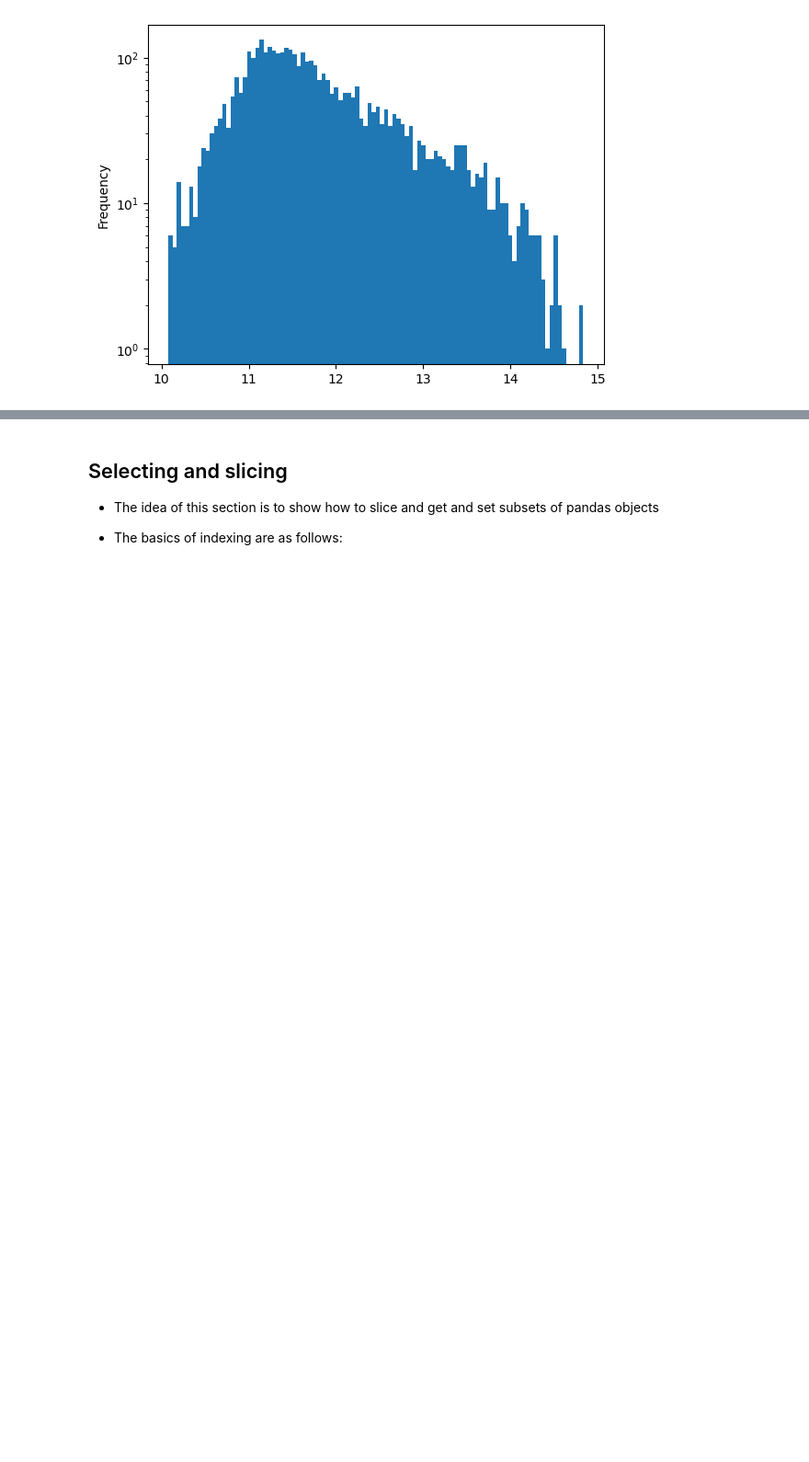
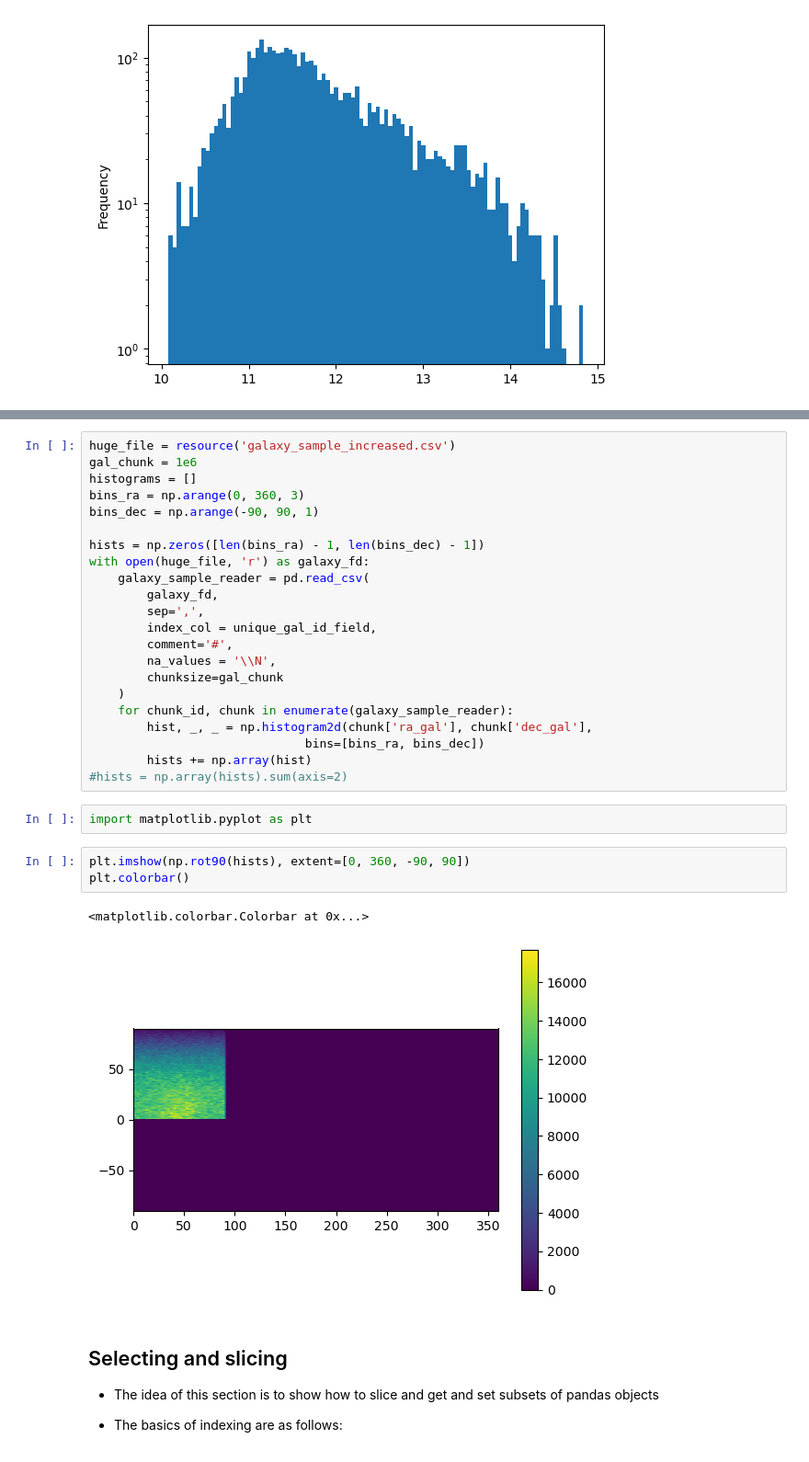
Before and after one commit to ftorradeflot/PythonMasterIFAE, a Jupyter notebook: pandas/pandas.ipynb, the cells around one changed output, grey strips where cells are left out. Shown at 92% size. Drawn from its saved outputs; the diff is of its cells as text; blank space fills up the shorter version.

```diff
--- a/pandas/pandas.ipynb
+++ b/pandas/pandas.ipynb
@@ -982,3 +1038,33 @@ block['lmhalo'].plot.hist(bins=100, logy = True)
+# %%
+huge_file = resource('galaxy_sample_increased.csv')
+gal_chunk = 1e6
+histograms = []
+bins_ra = np.arange(0, 360, 3)
+bins_dec = np.arange(-90, 90, 1)
+
+hists = np.zeros([len(bins_ra) - 1, len(bins_dec) - 1])
+with open(huge_file, 'r') as galaxy_fd:
+    galaxy_sample_reader = pd.read_csv(
+        galaxy_fd,
+        sep=',',
+        index_col = unique_gal_id_field,
+        comment='#',
+        na_values = '\\N',
+        chunksize=gal_chunk
+    )
+    for chunk_id, chunk in enumerate(galaxy_sample_reader):
+        hist, _, _ = np.histogram2d(chunk['ra_gal'], chunk['dec_gal'],
+                              bins=[bins_ra, bins_dec])
+        hists += np.array(hist)
+#hists = np.array(hists).sum(axis=2)
+# %%
+import matplotlib.pyplot as plt
+# %%
+plt.imshow(np.rot90(hists), extent=[0, 360, -90, 90])
+plt.colorbar()
+# %% [output]
+<matplotlib.colorbar.Colorbar at 0x...>
+[figure, added]
 # %% [markdown]
 <a id=selecting></a>
 ## Selecting and slicing
```
Also changed, not shown: parts of 30 cells of this notebook, 5 other files.
